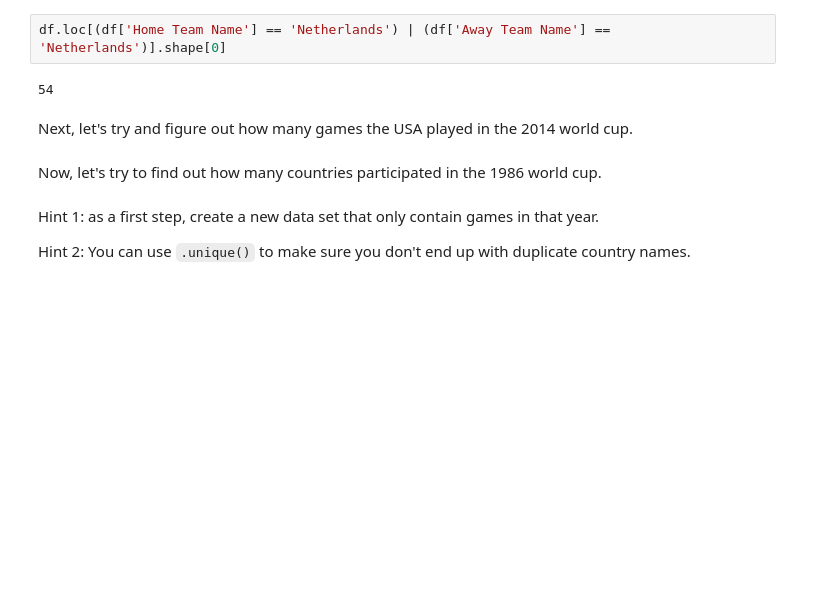
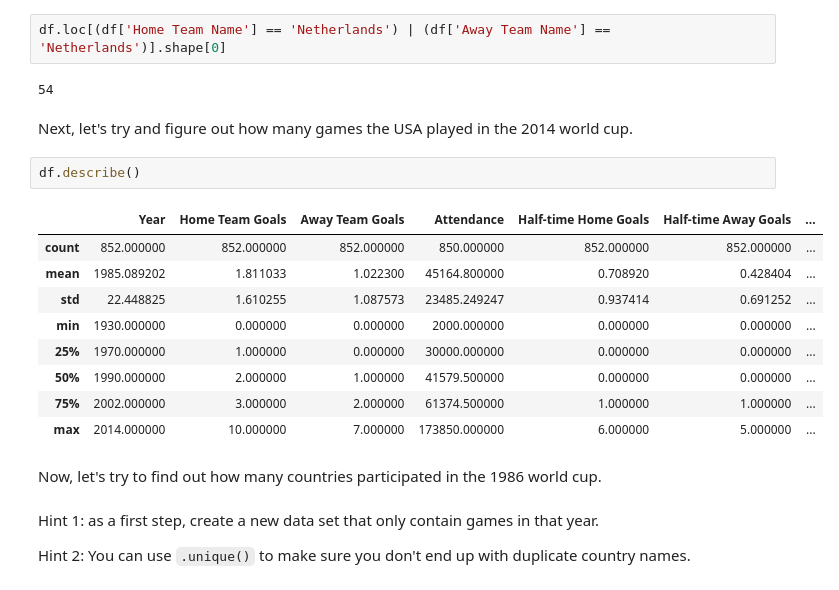
Before and after one commit to Patrickbfuller/dsc-1-03-09-accessing-data-within-pandas-lab-seattle-ds-career-040119, a Jupyter notebook: index.ipynb, the cells around one changed output. Drawn from its saved outputs; the diff is of its cells as text; blank space fills up the shorter version.

```diff
--- a/index.ipynb
+++ b/index.ipynb
@@ -146,6 +146,18 @@ df.loc[(df['Home Team Name'] == 'Netherlands') | (df['Away Team Name'] == 'Nethe
 54
 # %% [markdown]
 Next, let's try and figure out how many games the USA played in the 2014 world cup.
+# %%
+df.describe()
+# %% [output]
+|  | Year | Home Team Goals | Away Team Goals | Attendance | Half-time Home Goals | Half-time Away Goals | ... |
+| count | 852.000000 | 852.000000 | 852.000000 | 850.000000 | 852.000000 | 852.000000 | ... |
+| mean | 1985.089202 | 1.811033 | 1.022300 | 45164.800000 | 0.708920 | 0.428404 | ... |
+| std | 22.448825 | 1.610255 | 1.087573 | 23485.249247 | 0.937414 | 0.691252 | ... |
+| min | 1930.000000 | 0.000000 | 0.000000 | 2000.000000 | 0.000000 | 0.000000 | ... |
+| 25% | 1970.000000 | 1.000000 | 0.000000 | 30000.000000 | 0.000000 | 0.000000 | ... |
+| 50% | 1990.000000 | 2.000000 | 1.000000 | 41579.500000 | 0.000000 | 0.000000 | ... |
+| 75% | 2002.000000 | 3.000000 | 2.000000 | 61374.500000 | 1.000000 | 1.000000 | ... |
+| max | 2014.000000 | 10.000000 | 7.000000 | 173850.000000 | 6.000000 | 5.000000 | ... |
 # %% [markdown]
 Now, let's try to find out how many countries participated in the 1986 world cup.
 # %% [markdown]
```
